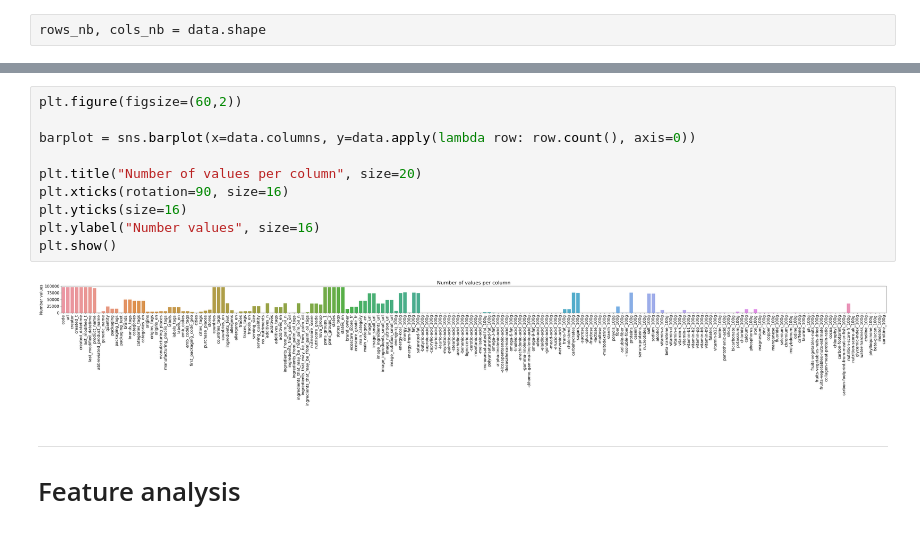
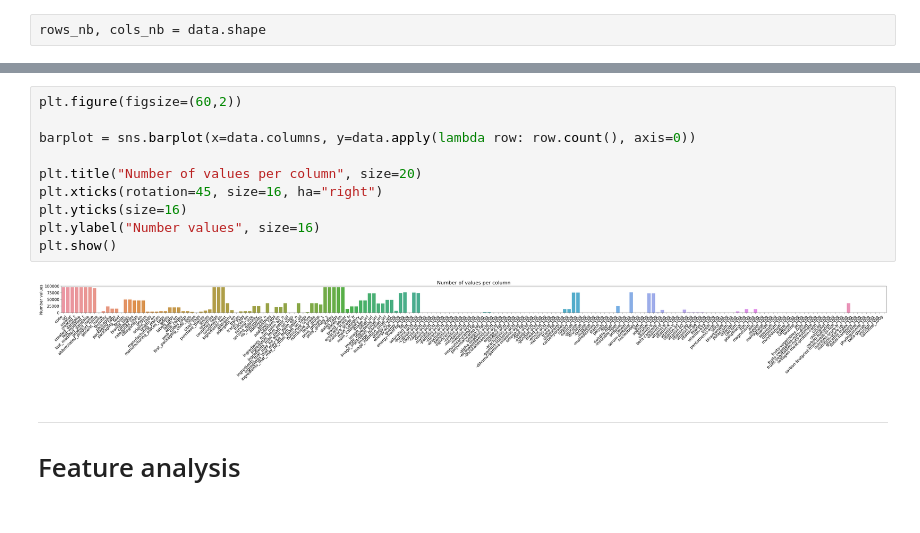
Before and after one commit to curiousmindflow/oc-ml-p2, a Jupyter notebook: preparation.ipynb, the cells around one changed output, grey strips where cells are left out. Drawn from its saved outputs; the diff is of its cells as text.

```diff
--- a/preparation.ipynb
+++ b/preparation.ipynb
@@ -42,15 +42,15 @@ data.head(1)
 # %%
 plt.figure(figsize=(60,2))
 
 barplot = sns.barplot(x=data.columns, y=data.apply(lambda row: row.count(), axis=0))
 
 plt.title("Number of values per column", size=20)
-plt.xticks(rotation=90, size=16)
+plt.xticks(rotation=45, size=16, ha="right")
 plt.yticks(size=16)
 plt.ylabel("Number values", size=16)
 plt.show()
 # %% [output]
-[figure, old version]
+[figure, new version]
 # %% [markdown]
 ***
 # Feature analysis
```
Also changed, not shown: parts of 12 cells of this notebook.
